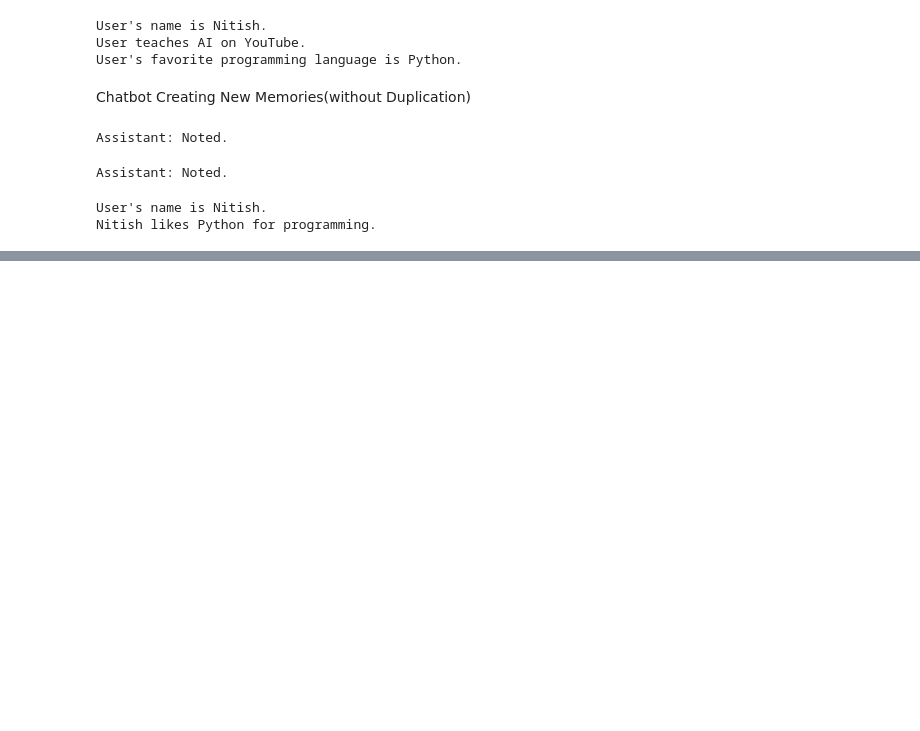
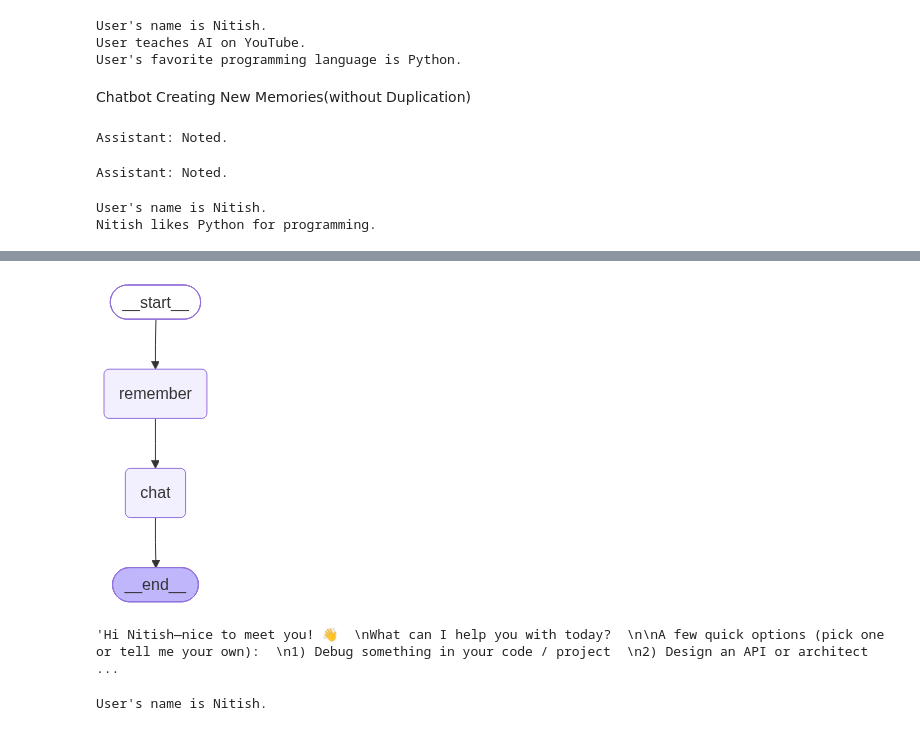
Before and after one commit to chandraprakash-pandey/LangGraph, a Jupyter notebook: LTM/2_LTM_implementation.ipynb, the cells around one changed output, grey strips where cells are left out. Drawn from its saved outputs; the diff is of its cells as text; code cells hidden in the pictures; blank space fills up the shorter version.

```diff
--- a/LTM/2_LTM_implementation.ipynb
+++ b/LTM/2_LTM_implementation.ipynb
@@ -344,0 +405,6 @@ Nitish likes Python for programming.
+# %%
+class MemoryDecision(BaseModel):
+    should_write: bool
+    memories: List[MemoryItem] = Field(default_factory=list)
+# %%
+memory_extractor = memory_llm.with_structured_output(MemoryDecision)
@@ -344,0 +454,38 @@ Nitish likes Python for programming.
+# %%
+# ----------------------------
+# 5) Node 2: chat
+# ----------------------------
+chat_llm = ChatOpenAI(model="gpt-5.4-nano")
+# %%
+def chat_node(state: MessagesState, config: RunnableConfig, *, store: BaseStore):
+    user_id = config["configurable"]["user_id"]
+    ns = ("user", user_id, "details")
+
+    items = store.search(ns)
+    user_details = "\n".join(it.value["data"] for it in items) if items else ""
+
+    system_msg = SystemMessage(
+        content=SYSTEM_PROMPT_TEMPLATE.format(
+            user_details_content=user_details or "(empty)"
+        )
+    )
+
+    response = chat_llm.invoke([system_msg] + state["messages"])
+    return {"messages": [response]}
+# %%
+# ----------------------------
+# 6) Graph
+# ----------------------------
+builder = StateGraph(MessagesState)
+builder.add_node("remember", remember_node)
+builder.add_node("chat", chat_node)
+
+builder.add_edge(START, "remember")
+builder.add_edge("remember", "chat")
+builder.add_edge("chat", END)
+
+graph = builder.compile(store=store)
+
+graph
+# %% [output]
+[figure, added]
@@ -344,0 +497,10 @@ Nitish likes Python for programming.
+# %%
+result = graph.invoke({"messages": [{"role": "user", "content": "Hi, my name is Nitish"}]}, config)
+result['messages'][-1].content
+# %% [output]
+'Hi Nitish—nice to meet you! 👋  \nWhat can I help you with today?  \n\nA few quick options (pick one or tell me your own):  \n1) Debug something in your code / project  \n2) Design an API or architect ...
+# %%
+for it in store.search(("user", "u1", "details")):
+    print(it.value["data"])
+# %% [output]
+User's name is Nitish.
```
Also changed, not shown: parts of 13 cells of this notebook.
